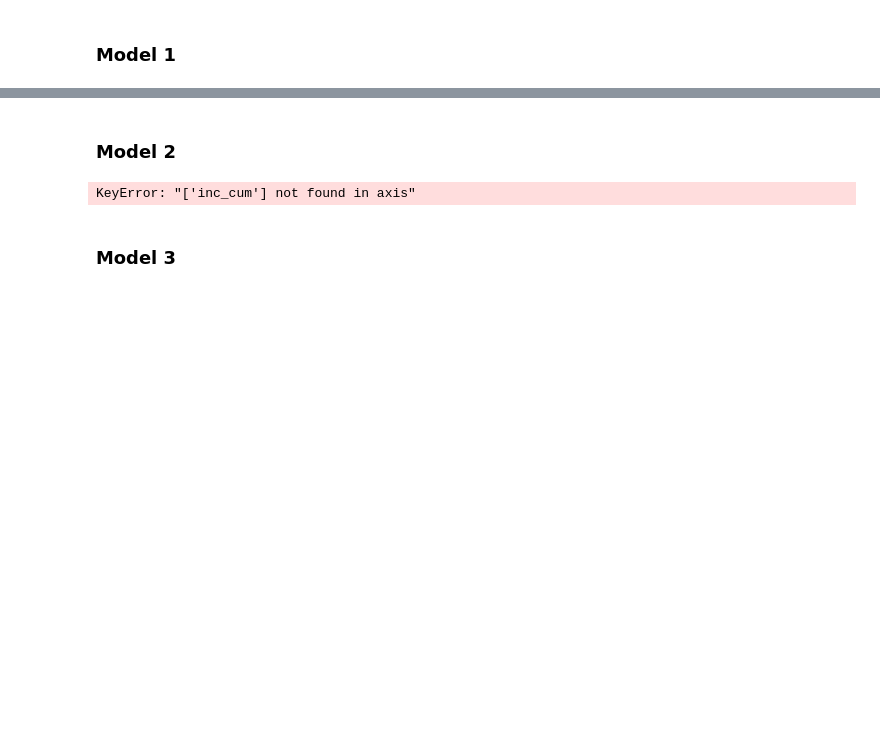
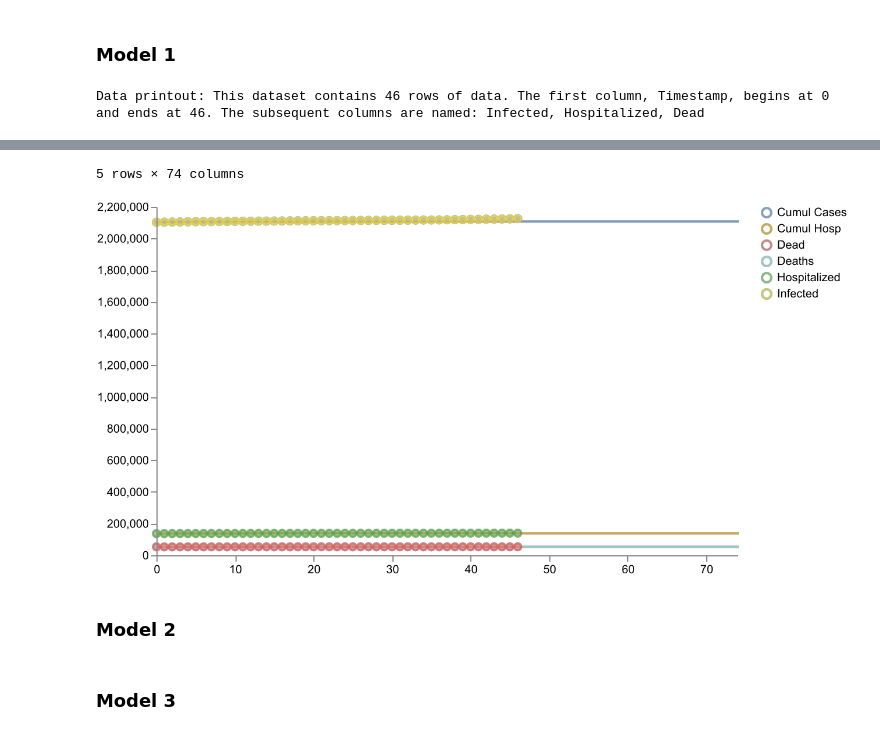
Before and after one commit to ciemss/program-milestones, a Jupyter notebook: 18-month-milestone/evaluation/Epi_Ensemble_Challenge/CIEMSS_Team_Ensemble_Challenge.ipynb, the cells around one changed output, grey strips where cells are left out. Saved outputs shown, nothing was run; the diff lists cells and outputs as text; code cells hidden in the pictures; blank space fills up the shorter version.

Commit message:
trying with new cdc format

```diff
--- a/18-month-milestone/evaluation/Epi_Ensemble_Challenge/CIEMSS_Team_Ensemble_Challenge.ipynb
+++ b/18-month-milestone/evaluation/Epi_Ensemble_Challenge/CIEMSS_Team_Ensemble_Challenge.ipynb
@@ -50,14 +50,13 @@ def save_results_cdc_format(result, start_date, location, train_end_point):
         solution_string_mapping = {
             "Cumulative_cases_state": "cum cases",
             "Cumulative_hosp_state": "cum hosp",
-            "Deceased_state": "cum death",
+            "deceased_state": "cum death",
         },
         forecast_start_date=start_date,
         location=location,
         drop_column_names=[
             "timepoint_id",
             "number_days",
-            "inc_cum",
             "output",
         ],
         train_end_point=train_end_point,
@@ -125,7 +124,7 @@ data_mapping = {'Infected': 'Cumulative_cases', 'Hospitalized': 'Cumulative_hosp
 # (1) Forecast 1: 07/19/2021 - 08/16/2021
 # %%
 dataset = get_data_between('2021-06-01', '2021-07-18')
-end_time = len(dataset) + 28.0
+end_time = len(dataset) + 27.0
 train_end_point = len(dataset) - 1.0
 # %% [markdown]
 ## (A) Calibrate each model as an ensemble of a single model
@@ -144,7 +143,7 @@ calibrated_ensemble_result = pyciemss.ensemble_sample(single_model_paths[0], sin
                                                       start_time=start_time, inferred_parameters=parameter_estimates)
 
 # ## Save results
-# save_results_cdc_format(calibrated_ensemble_result, "2021-07-19", location).to_csv('ensemble1_forecast_0719.csv', index=False)
+save_results_cdc_format(calibrated_ensemble_result, "2021-07-19", location, train_end_point).to_csv('ensemble1_forecast_0719.csv', index=False)
 
 ## Display results
 display(calibrated_ensemble_result['data'].head())
@@ -152,3 +151,5 @@ schema = plot_results_and_data(calibrated_ensemble_result, dataset)
 # schema = plot_all_results(calibrated_ensemble_result)
 plots.save_schema(schema, "_schema.json")
 plots.ipy_display(schema, dpi=150)
+# %% [output]
+Data printout: This dataset contains 46 rows of data. The first column, Timestamp, begins at 0 and ends at 46. The subsequent columns are named: Infected, Hospitalized, Dead
@@ -155,3 +162,5 @@ plots.ipy_display(schema, dpi=150)
+5 rows × 74 columns
+[figure, added]
 # %% [markdown]
 ### Model 2
 # %%
@@ -176,8 +185,6 @@ schema = plot_results_and_data(calibrated_ensemble_result, dataset)
 # schema = plot_all_results(calibrated_ensemble_result)
 plots.save_schema(schema, "_schema.json")
 plots.ipy_display(schema, dpi=150)
-# %% [output]
-KeyError: "['inc_cum'] not found in axis"
 # %% [markdown]
 ### Model 3
 # %%
```
Also changed, not shown: parts of 1 cell of this notebook, 2 other files.
